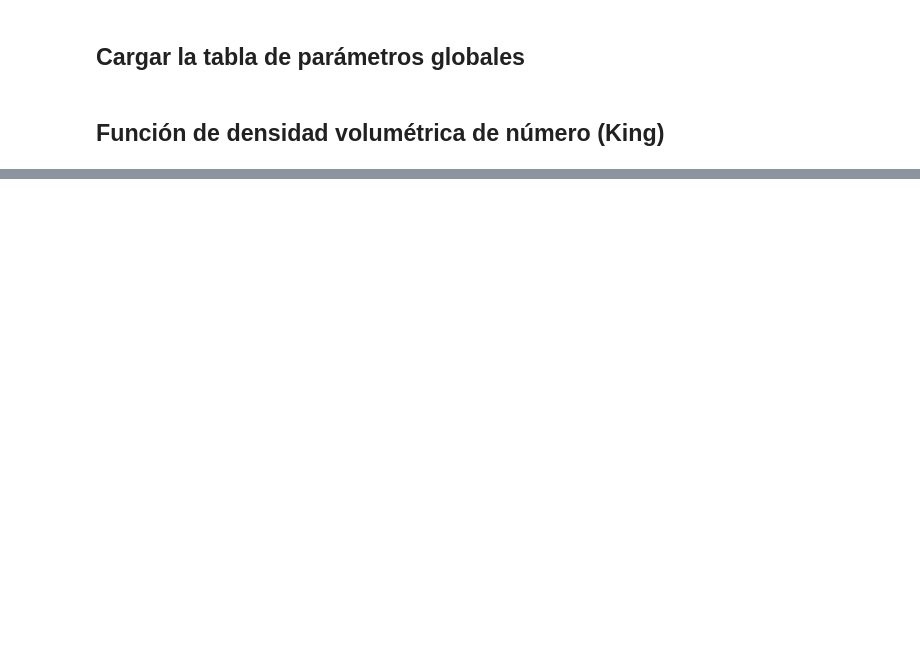
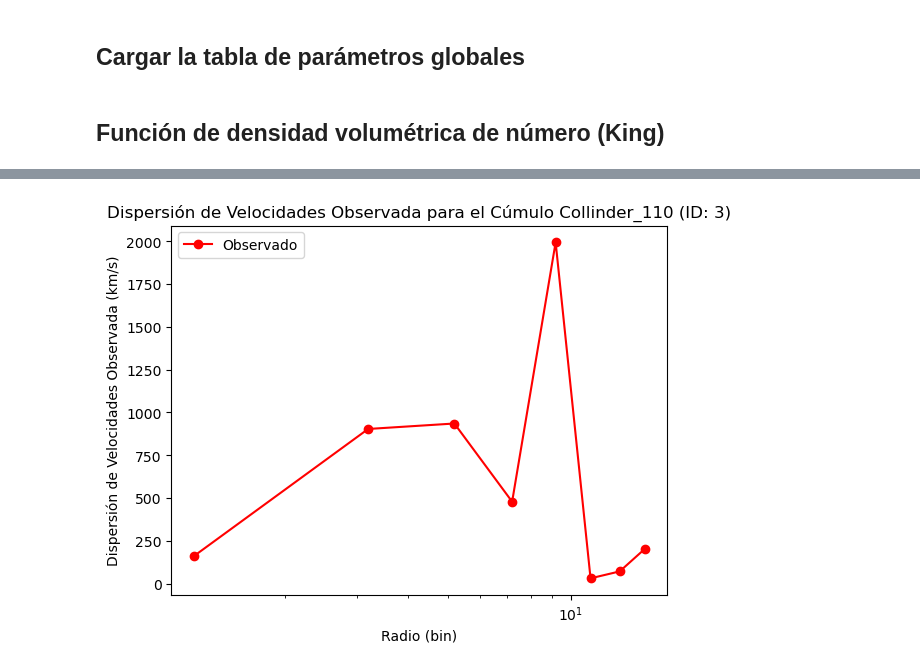
Before and after one commit to bejacore/calculos-tesis, a Jupyter notebook: notebooks/10-observar-perfiles-radiales.ipynb, the cells around one changed output, grey strips where cells are left out. Drawn from its saved outputs; the diff is of its cells as text; code cells hidden in the pictures; blank space fills up the shorter version.

Commit message:
Agregar gráfica dispersión de velocidades observada

```diff
--- a/notebooks/10-observar-perfiles-radiales.ipynb
+++ b/notebooks/10-observar-perfiles-radiales.ipynb
@@ -190,0 +191,26 @@ rt ajustado: 60.00 (original: 59.63)
+# %%
+def plot_cluster_obs(cluster_id):
+    # Extraer parámetros del cúmulo desde el archivo general
+    datos_cumulo = df_global.loc[cluster_id]
+    nombre = datos_cumulo['nombre']
+
+    # Cargar los datos específicos de los bins del cúmulo
+    file_path = f'./../data/processed/perfiles_radiales/obs/cluster_{cluster_id}_obs.csv'
+
+    df_bins = pd.read_csv(file_path)
+    R = df_bins['R_bin']
+
+    sigma2_obs = df_bins['sigma_obs_cuadrado']
+
+    plt.Figure(figsize=(10, 8))
+    plt.plot(R, sigma2_obs, 'ro-', label='Observado')
+    plt.xscale('log')
+    plt.xlabel('Radio (bin)')
+    plt.ylabel('Dispersión de Velocidades Observada (km/s)')
+    plt.title(f'Dispersión de Velocidades Observada para el Cúmulo {nombre} (ID: {cluster_id})')
+    plt.legend()
+    plt.show()
+# %%
+plot_cluster_obs(3)
+# %% [output]
+[figure, added]
```
Also changed, not shown: parts of 2 cells of this notebook.
